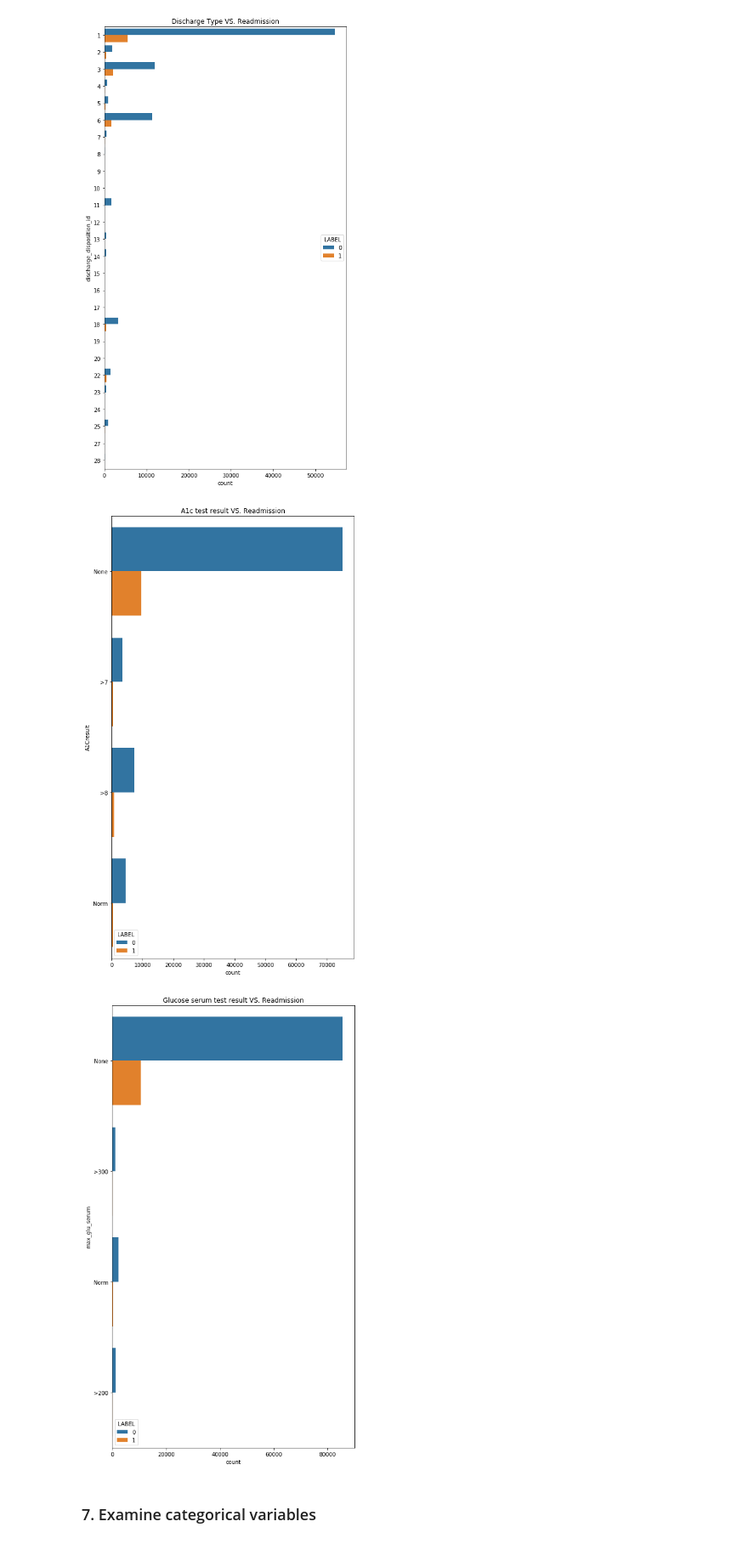
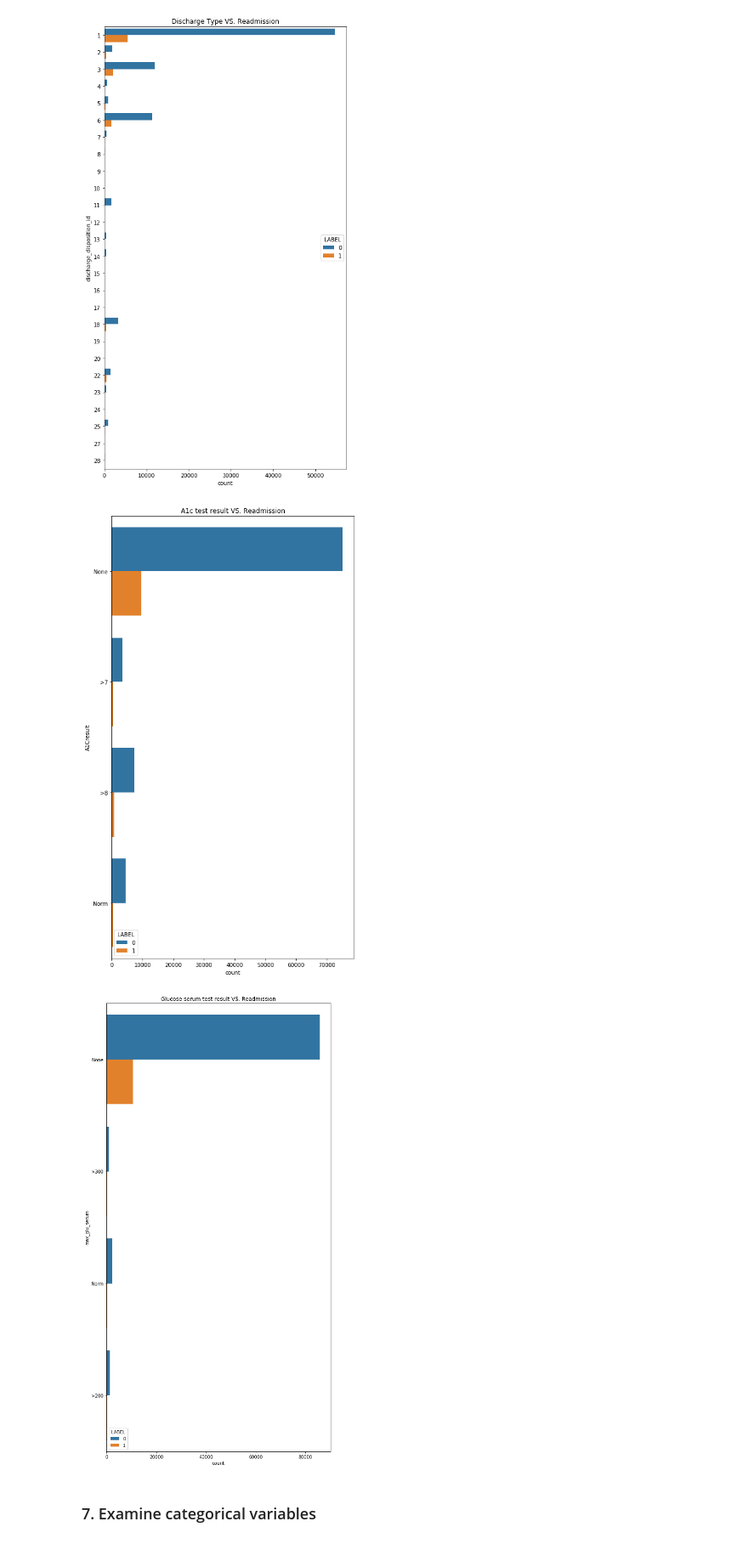
Before and after one commit to hwdsda/Springboard_Capstone1_diabetes_readmission_prediction, a Jupyter notebook: 2_Data_Wrangling.ipynb, the cells around one changed output. Shown: that part at 85% size. Cells and saved outputs as stored; diff of their text form; code cells hidden in the pictures.

```diff
--- a/2_Data_Wrangling.ipynb
+++ b/2_Data_Wrangling.ipynb
@@ -269,16 +269,19 @@ plt.show()
 # %% [output]
 [figure]
 # %%
+#plt.subplot(2,2,1)
 fig = plt.figure(figsize=(8,15))
 sns.countplot(y = df['A1Cresult'], hue = df['LABEL']).set_title('A1c test result VS. Readmission')
+
+#plt.subplot(2,2,2)
+plt.figure(figsize=(8,15))
+sns.countplot(y = df['max_glu_serum'], hue = df['LABEL']).set_title('Glucose serum test result VS. Readmission')
+
+plt.tight_layout()
 plt.show()
-
-fig = plt.figure(figsize=(8,15))
-sns.countplot(y = df['max_glu_serum'], hue = df['LABEL']).set_title('Glucose serum test result VS. Readmission')
-plt.show()
 # %% [output]
 [figure]
-[figure, old version]
+[figure, new version]
 # %% [markdown]
 ### 7. Examine categorical variables
 # %% [markdown]
```
Also changed, not shown: parts of 3 cells of this notebook, 1 other file.
